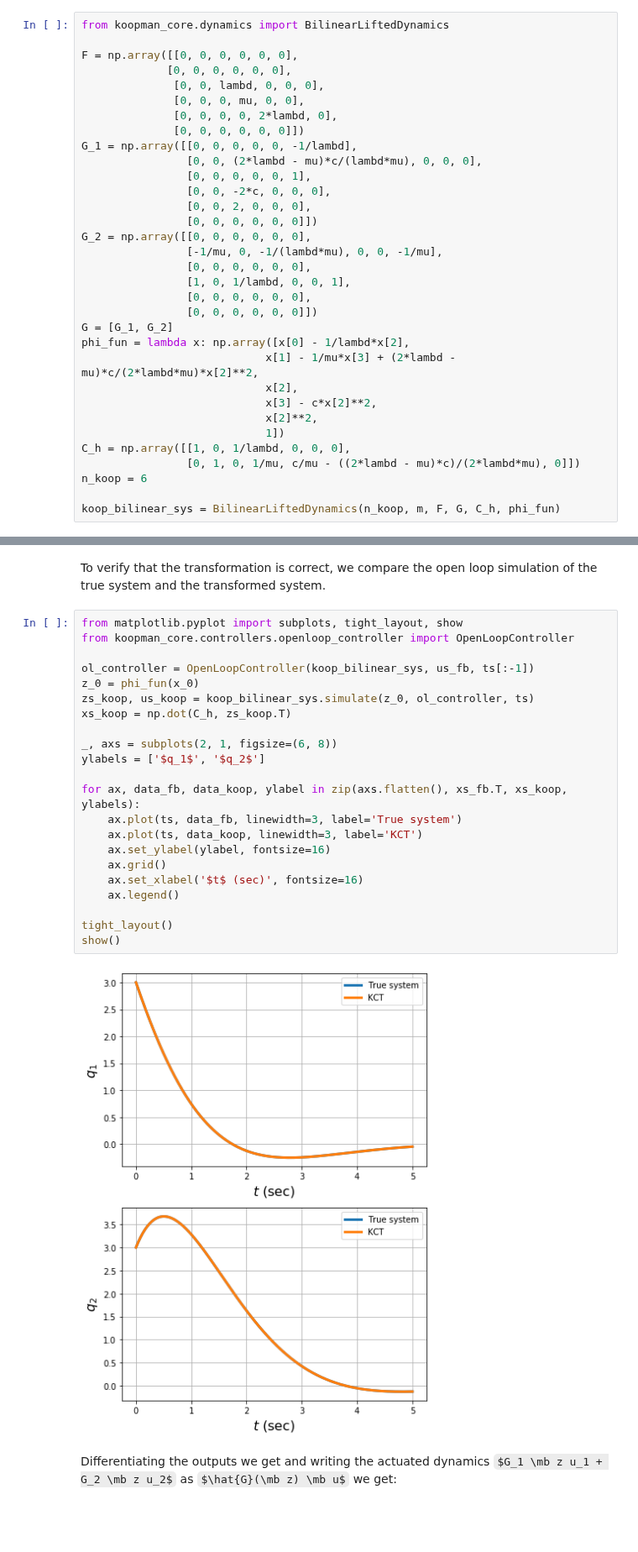
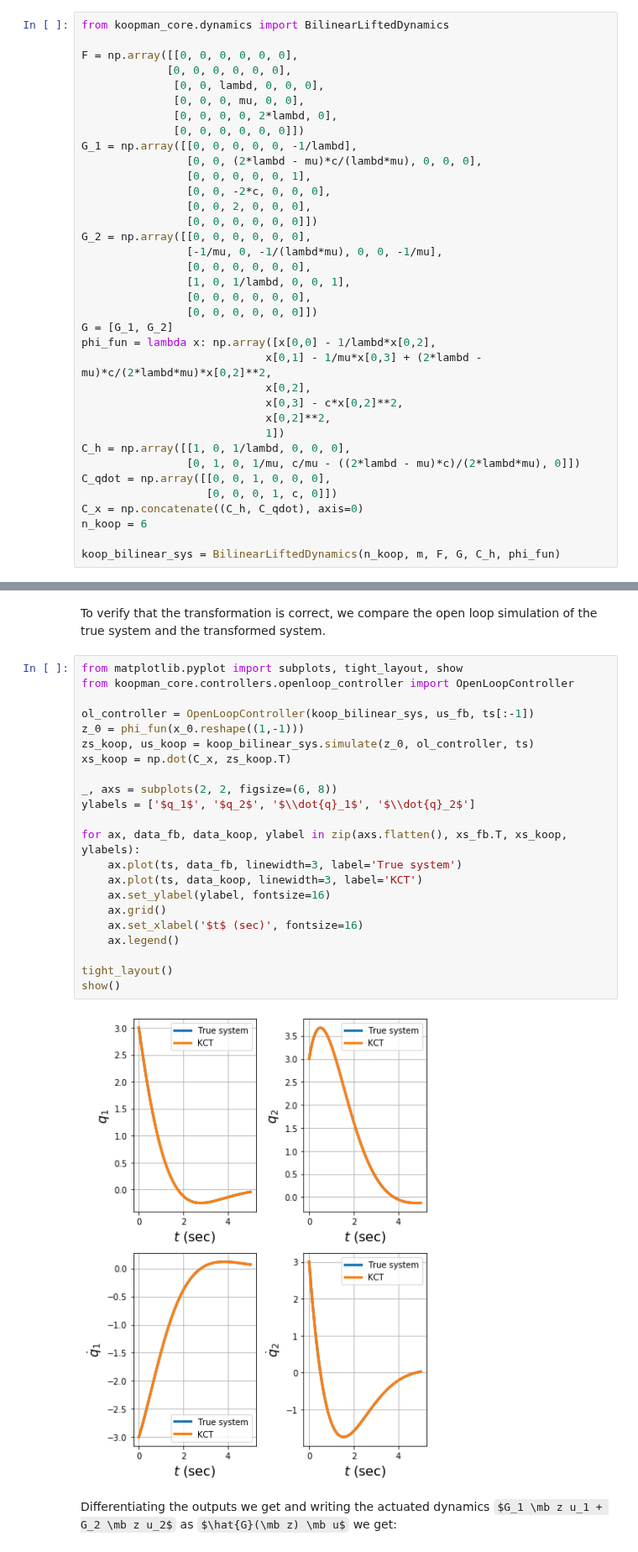
Before and after one commit to Cafolkes/koopman_learning_and_control, a Jupyter notebook: bilinear_mpc.ipynb, the cells around one changed output, grey strips where cells are left out. Shown at 84% size. Saved outputs shown, nothing was run; the diff lists cells and outputs as text; some formulas as TeX source; blank space fills up the shorter version.

```diff
--- a/bilinear_mpc.ipynb
+++ b/bilinear_mpc.ipynb
@@ -184,14 +184,17 @@ G_2 = np.array([[0, 0, 0, 0, 0, 0],
                 [0, 0, 0, 0, 0, 0],
                 [0, 0, 0, 0, 0, 0]])
 G = [G_1, G_2]
-phi_fun = lambda x: np.array([x[0] - 1/lambd*x[2],
-                            x[1] - 1/mu*x[3] + (2*lambd - mu)*c/(2*lambd*mu)*x[2]**2,
-                            x[2],
-                            x[3] - c*x[2]**2,
-                            x[2]**2,
+phi_fun = lambda x: np.array([x[0,0] - 1/lambd*x[0,2],
+                            x[0,1] - 1/mu*x[0,3] + (2*lambd - mu)*c/(2*lambd*mu)*x[0,2]**2,
+                            x[0,2],
+                            x[0,3] - c*x[0,2]**2,
+                            x[0,2]**2,
                             1])
 C_h = np.array([[1, 0, 1/lambd, 0, 0, 0],
                 [0, 1, 0, 1/mu, c/mu - ((2*lambd - mu)*c)/(2*lambd*mu), 0]])
+C_qdot = np.array([[0, 0, 1, 0, 0, 0],
+                   [0, 0, 0, 1, c, 0]])
+C_x = np.concatenate((C_h, C_qdot), axis=0)
 n_koop = 6
 
 koop_bilinear_sys = BilinearLiftedDynamics(n_koop, m, F, G, C_h, phi_fun)
@@ -212,27 +215,27 @@ system.
 # %%
 from matplotlib.pyplot import subplots, tight_layout, show
 from koopman_core.controllers.openloop_controller import OpenLoopController
 
 ol_controller = OpenLoopController(koop_bilinear_sys, us_fb, ts[:-1])
-z_0 = phi_fun(x_0)
+z_0 = phi_fun(x_0.reshape((1,-1)))
 zs_koop, us_koop = koop_bilinear_sys.simulate(z_0, ol_controller, ts)
-xs_koop = np.dot(C_h, zs_koop.T)
+xs_koop = np.dot(C_x, zs_koop.T)
 
-_, axs = subplots(2, 1, figsize=(6, 8))
-ylabels = ['$q_1$', '$q_2$']
+_, axs = subplots(2, 2, figsize=(6, 8))
+ylabels = ['$q_1$', '$q_2$', '$\\dot{q}_1$', '$\\dot{q}_2$']
 
 for ax, data_fb, data_koop, ylabel in zip(axs.flatten(), xs_fb.T, xs_koop, ylabels):
     ax.plot(ts, data_fb, linewidth=3, label='True system')
     ax.plot(ts, data_koop, linewidth=3, label='KCT')
     ax.set_ylabel(ylabel, fontsize=16)
     ax.grid()
     ax.set_xlabel('$t$ (sec)', fontsize=16)
     ax.legend()
 
 tight_layout()
 show()
 # %% [output]
-[figure, old version]
+[figure, new version]
 # %% [markdown]
 Differentiating the outputs we get and writing the actuated dynamics $G_1 \mb z u_1 + G_2 \mb z u_2$ as $\hat{G}(\mb z) \mb u$ we get:
 # %% [markdown]
```
Also changed, not shown: parts of 2 cells of this notebook, 11 other files.
